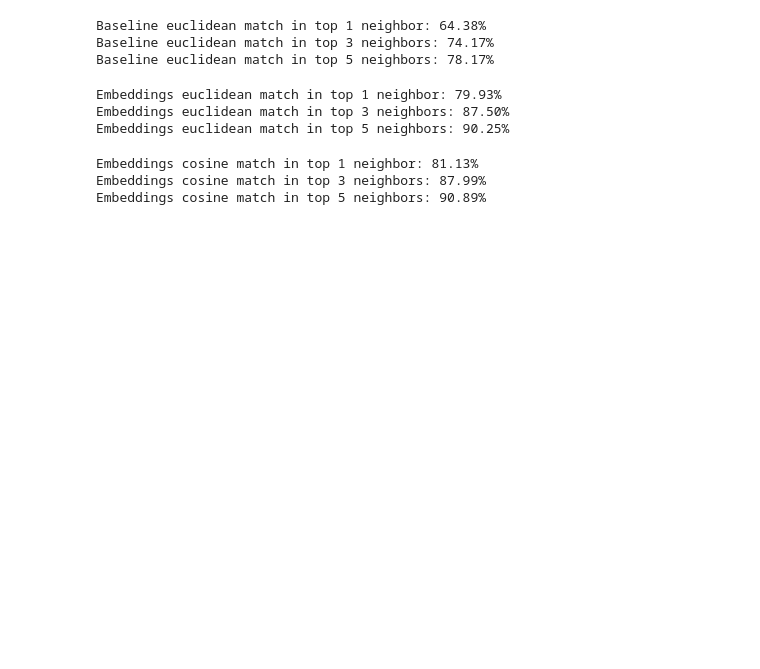
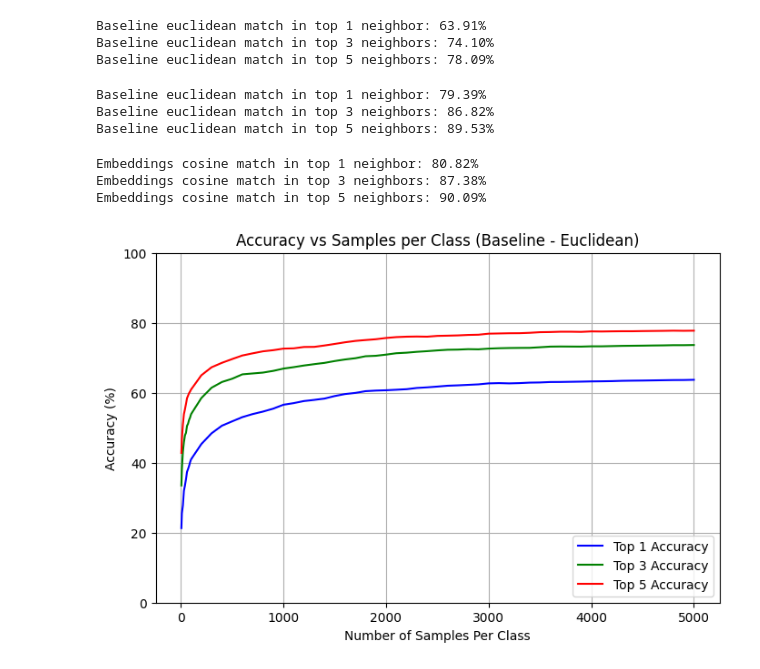
Before and after one commit to elliev7/partiii_research_project, a Jupyter notebook: fingerprinting/faiss.ipynb, the cells around one changed output. Drawn from its saved outputs; the diff is of its cells as text; code cells hidden in the pictures; blank space fills up the shorter version.

Commit message:
number of samples per class analysis

```diff
--- a/fingerprinting/faiss.ipynb
+++ b/fingerprinting/faiss.ipynb
@@ -59,35 +74,65 @@ def search_and_compare_labels(data, labels, test_indices, train_indices, index,
 
     return top_1_percentage, top_3_percentage, top_5_percentage
 # %%
-index_baseline = build_faiss_index(vectors_baseline, train_val_indices, distance_type='euclidean')
-top_1_baseline, top_3_baseline, top_5_baseline = search_and_compare_labels(vectors_baseline, labels_baseline, test_indices, train_val_indices, index_baseline, k=5)
+index_baseline, selected_indices = build_faiss_index(vectors_baseline, labels_baseline, train_val_indices, 'euclidean', None)
+top_1_baseline, top_3_baseline, top_5_baseline = search_and_compare_labels(vectors_baseline, labels_baseline, test_indices, selected_indices, index_baseline)
 
 print(f"Baseline euclidean match in top 1 neighbor: {top_1_baseline:.2f}%")
 print(f"Baseline euclidean match in top 3 neighbors: {top_3_baseline:.2f}%")
 print(f"Baseline euclidean match in top 5 neighbors: {top_5_baseline:.2f}%")
 # %% [output]
-Baseline euclidean match in top 1 neighbor: 64.38%
-Baseline euclidean match in top 3 neighbors: 74.17%
-Baseline euclidean match in top 5 neighbors: 78.17%
+Baseline euclidean match in top 1 neighbor: 63.91%
+Baseline euclidean match in top 3 neighbors: 74.10%
+Baseline euclidean match in top 5 neighbors: 78.09%
 # %%
-index_embeddings = build_faiss_index(vectors_embeddings, train_val_indices, distance_type='euclidean')
-top_1_embeddings, top_3_embeddings, top_5_embeddings = search_and_compare_labels(vectors_embeddings, labels_embeddings, test_indices, train_val_indices, index_embeddings, k=5)
+index_embeddings, selected_indices = build_faiss_index(vectors_embeddings, labels_embeddings, train_val_indices, 'euclidean', None)
+top_1_embeddings, top_3_embeddings, top_5_embeddings = search_and_compare_labels(vectors_embeddings, labels_embeddings, test_indices, selected_indices, index_embeddings)
 
-print(f"Embeddings euclidean match in top 1 neighbor: {top_1_embeddings:.2f}%")
-print(f"Embeddings euclidean match in top 3 neighbors: {top_3_embeddings:.2f}%")
-print(f"Embeddings euclidean match in top 5 neighbors: {top_5_embeddings:.2f}%")
+print(f"Baseline euclidean match in top 1 neighbor: {top_1_embeddings:.2f}%")
+print(f"Baseline euclidean match in top 3 neighbors: {top_3_embeddings:.2f}%")
+print(f"Baseline euclidean match in top 5 neighbors: {top_5_embeddings:.2f}%")
 # %% [output]
-Embeddings euclidean match in top 1 neighbor: 79.93%
-Embeddings euclidean match in top 3 neighbors: 87.50%
-Embeddings euclidean match in top 5 neighbors: 90.25%
+Baseline euclidean match in top 1 neighbor: 79.39%
+Baseline euclidean match in top 3 neighbors: 86.82%
+Baseline euclidean match in top 5 neighbors: 89.53%
 # %%
-index_embeddings = build_faiss_index(vectors_embeddings, train_val_indices, distance_type='cosine')
-top_1_embeddings, top_3_embeddings, top_5_embeddings = search_and_compare_labels(vectors_embeddings, labels_embeddings, test_indices, train_val_indices, index_embeddings, k=5)
+index_embeddings_cosine, selected_indices = build_faiss_index(vectors_embeddings, labels_embeddings, train_val_indices, 'cosine', None)
+top_1_embeddings_cosine, top_3_embeddings_cosine, top_5_embeddings_cosine = search_and_compare_labels(vectors_embeddings, labels_embeddings, test_indices, selected_indices, index_embeddings_cosine)
 
-print(f"Embeddings cosine match in top 1 neighbor: {top_1_embeddings:.2f}%")
-print(f"Embeddings cosine match in top 3 neighbors: {top_3_embeddings:.2f}%")
-print(f"Embeddings cosine match in top 5 neighbors: {top_5_embeddings:.2f}%")
+print(f"Embeddings cosine match in top 1 neighbor: {top_1_embeddings_cosine:.2f}%")
+print(f"Embeddings cosine match in top 3 neighbors: {top_3_embeddings_cosine:.2f}%")
+print(f"Embeddings cosine match in top 5 neighbors: {top_5_embeddings_cosine:.2f}%")
 # %% [output]
-Embeddings cosine match in top 1 neighbor: 81.13%
-Embeddings cosine match in top 3 neighbors: 87.99%
-Embeddings cosine match in top 5 neighbors: 90.89%
+Embeddings cosine match in top 1 neighbor: 80.82%
+Embeddings cosine match in top 3 neighbors: 87.38%
+Embeddings cosine match in top 5 neighbors: 90.09%
+# %%
+additional_values = [5, 10, 20, 30, 40, 50, 60, 70, 80, 90]
+parameter_values = additional_values + list(range(100, 5001, 100))
+# %%
+top_1_accuracies_baseline = []
+top_3_accuracies_baseline = []
+top_5_accuracies_baseline = []
+
+for param in parameter_values:
+    index_baseline, selected_indices = build_faiss_index(vectors_baseline, labels_baseline, train_val_indices, 'euclidean', param)
+    top_1_baseline, top_3_baseline, top_5_baseline = search_and_compare_labels(vectors_baseline, labels_baseline, test_indices, selected_indices, index_baseline)
+
+    top_1_accuracies_baseline.append(top_1_baseline)
+    top_3_accuracies_baseline.append(top_3_baseline)
+    top_5_accuracies_baseline.append(top_5_baseline)
+
+plt.figure(figsize=(8, 5))
+plt.plot(parameter_values, top_1_accuracies_baseline, label='Top 1 Accuracy', color='blue')
+plt.plot(parameter_values, top_3_accuracies_baseline, label='Top 3 Accuracy', color='green')
+plt.plot(parameter_values, top_5_accuracies_baseline, label='Top 5 Accuracy', color='red')
+
+plt.xlabel('Number of Samples Per Class')
+plt.ylim([0, 100])
+plt.ylabel('Accuracy (%)')
+plt.title('Accuracy vs Samples per Class (Baseline - Euclidean)')
+plt.legend(loc='lower right')
+plt.grid(True)
+plt.show()
+# %% [output]
+[figure, added]
```
Also changed, not shown: parts of 6 cells of this notebook.
